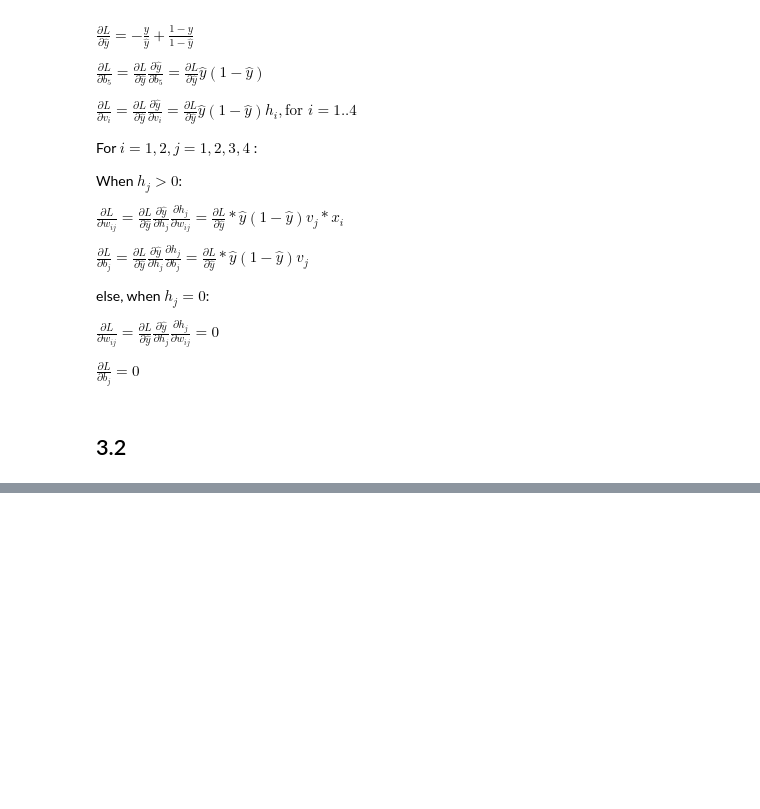
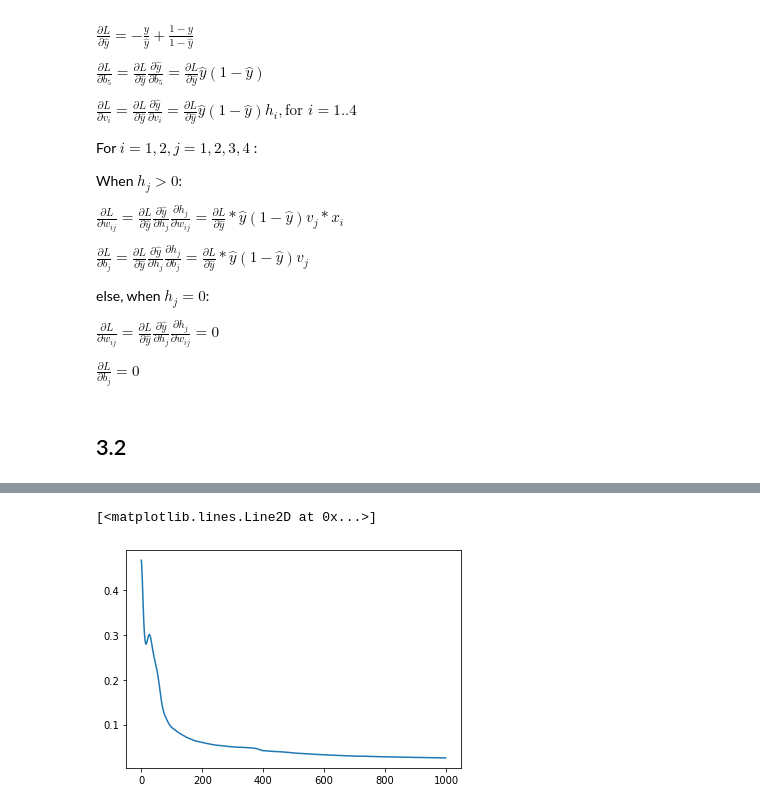
Before and after one commit to antaressgzz/ANLY590, a Jupyter notebook: hw2.ipynb, the cells around one changed output, grey strips where cells are left out. Saved outputs shown, nothing was run; the diff lists cells and outputs as text; code cells hidden in the pictures; blank space fills up the shorter version.

```diff
--- a/hw2.ipynb
+++ b/hw2.ipynb
@@ -245,0 +283,26 @@ grad_f(X, Y, params)
+# %%
+np.random.seed(233)
+lr = 1e-3
+alpha = 0.9
+epsilon = 0.1
+steps = 1000
+params = initialize_params(n_hidden)
+losses =[]
+
+mom = {}
+mom[0] = np.zeros((2,n_hidden))
+mom[1] = np.zeros((1,n_hidden))
+mom[2] = np.zeros((n_hidden,1))
+mom[3] = 0
+
+for s in range(steps):
+    grads, loss = grad_f(x, y, params)
+    losses.append(loss)
+    for i, (p, g) in enumerate(zip(params, grads)):
+        mom[i] = alpha*mom[i] + epsilon*g
+        p -= lr*mom[i]
+
+plt.plot(losses)
+# %% [output]
+[<matplotlib.lines.Line2D at 0x...>]
+[figure, added]
```
Also changed, not shown: parts of 7 cells of this notebook.
